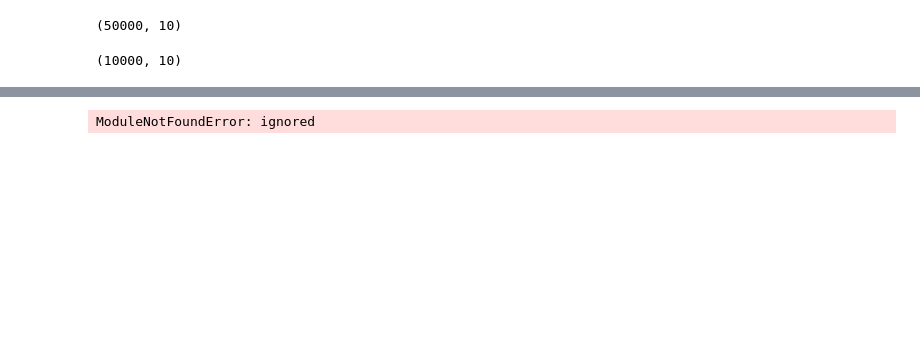
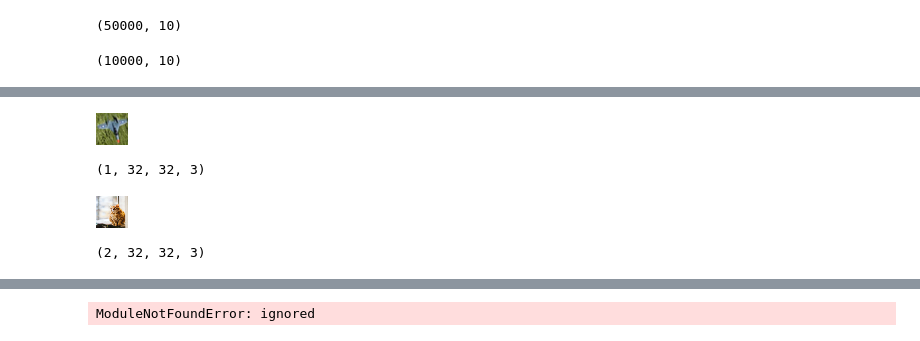
Before and after one commit to chinmay-sh/Image-Classification-C455, a Jupyter notebook: Project/Team5_finalv3.ipynb, the cells around one changed output, grey strips where cells are left out. Cells and saved outputs as stored; diff of their text form; code cells hidden in the pictures; blank space fills up the shorter version.

```diff
--- a/Project/Team5_finalv3.ipynb
+++ b/Project/Team5_finalv3.ipynb
@@ -264,0 +274,8 @@ Clipping input data to the valid range for imshow with RGB data ([0..1] for floa
+# %%
+imList = np.array([])
+# %%
+im = cv2.resize(cv2.imread('airplane8.png'), (32, 32)).astype(np.float32)
+cv2_imshow(im)
+imList = np.append(imList,im)
+# %% [output]
+[figure, added]
@@ -264,0 +284,10 @@ Clipping input data to the valid range for imshow with RGB data ([0..1] for floa
+# %%
+imList.shape
+# %% [output]
+(1, 32, 32, 3)
+# %%
+im = cv2.resize(cv2.imread('cat.jpg'), (32, 32)).astype(np.float32)
+cv2_imshow(im)
+imList = np.append(imList,im)
+# %% [output]
+[figure, added]
@@ -264,0 +296,4 @@ Clipping input data to the valid range for imshow with RGB data ([0..1] for floa
+# %%
+imList.shape
+# %% [output]
+(2, 32, 32, 3)
```
Also changed, not shown: parts of 21 cells of this notebook.
